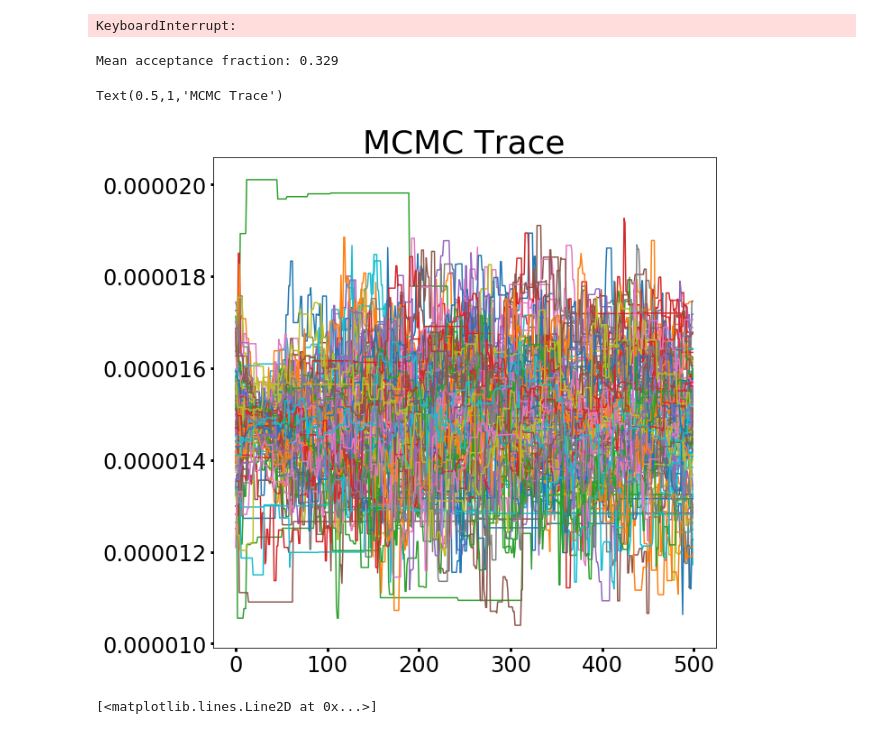
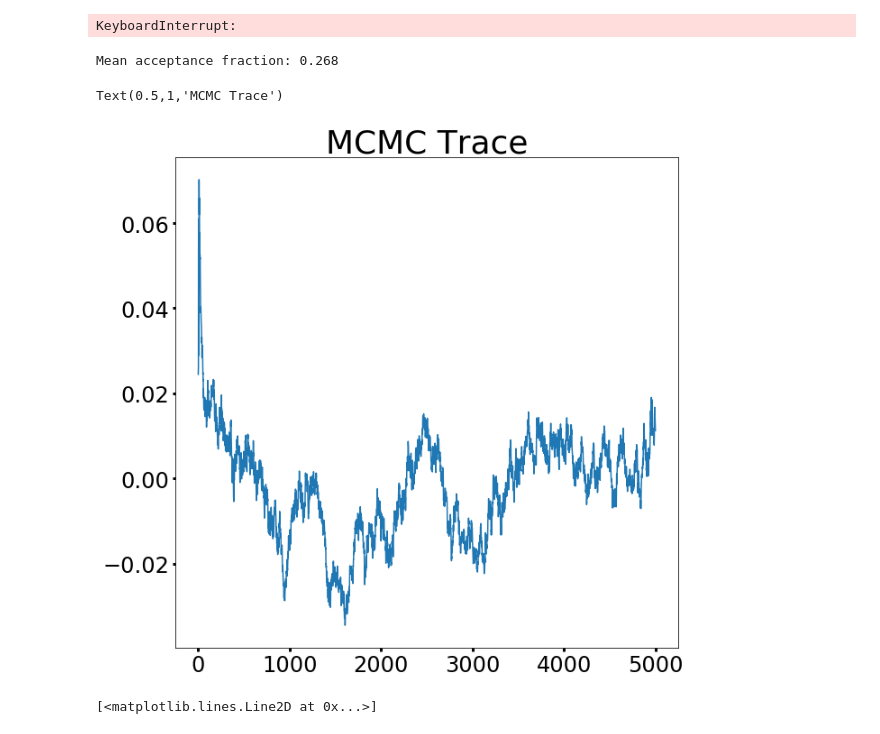
Before and after one commit to BoiseStatePlanetary/Searching-for-Variability-in-Eclipses-in-the-Kepler-Dataset, a Jupyter notebook: Analyzing_Kepler-76b_Using_Emcee.ipynb, the cells around one changed output. Cells and saved outputs as stored; diff of their text form; code cells hidden in the pictures.

Commit message:
Ran for 5000 links but integrated_time function tells me the chain is still too short. More analysis!

```diff
--- a/Analyzing_Kepler-76b_Using_Emcee.ipynb
+++ b/Analyzing_Kepler-76b_Using_Emcee.ipynb
@@ -152,22 +152,26 @@ KeyboardInterrupt:
 # %%
 dill.load_session('Analyzing_Kepler-76b_Using_Emcee.pkl')
 
 plt.figure(figsize=(10,10))
 # cur_p, cur_b, cur_T0, cur_Aellip, cur_Abeam,
 #         cur_F0, cur_eclipse_depth, cur_phase_shift
 
-for i in range(nwalkers):
-    plt.plot(sampler.chain[i,:,5])
+# for i in range(nwalkers):
+#     plt.plot(sampler.chain[i,:,1])
+
+avg_walker = np.mean(sampler.chain, axis=0)
+plt.plot(avg_walker[:,7])
+
 print("Mean acceptance fraction: {0:.3f}"
                 .format(np.mean(sampler.acceptance_fraction)))
 plt.tick_params(labelsize=24)
 plt.title("MCMC Trace",fontsize=36)
 #plt.plot(sampler.chain[:,:,3].reshape((-1, ndim)))
 #plt.axhline(K76.phase_shift)
 # %% [output]
-Mean acceptance fraction: 0.329
+Mean acceptance fraction: 0.268
 Text(0.5,1,'MCMC Trace')
-[figure, old version]
+[figure, new version]
 # %%
 binned_time, binned_flux, binned_err = bindata(folded_time, filtered_flux, 1./60./24.)
 best_fit_params = np.mean(sampler.flatchain, axis=0)
```
Also changed, not shown: parts of 2 cells of this notebook, 2 other files.
